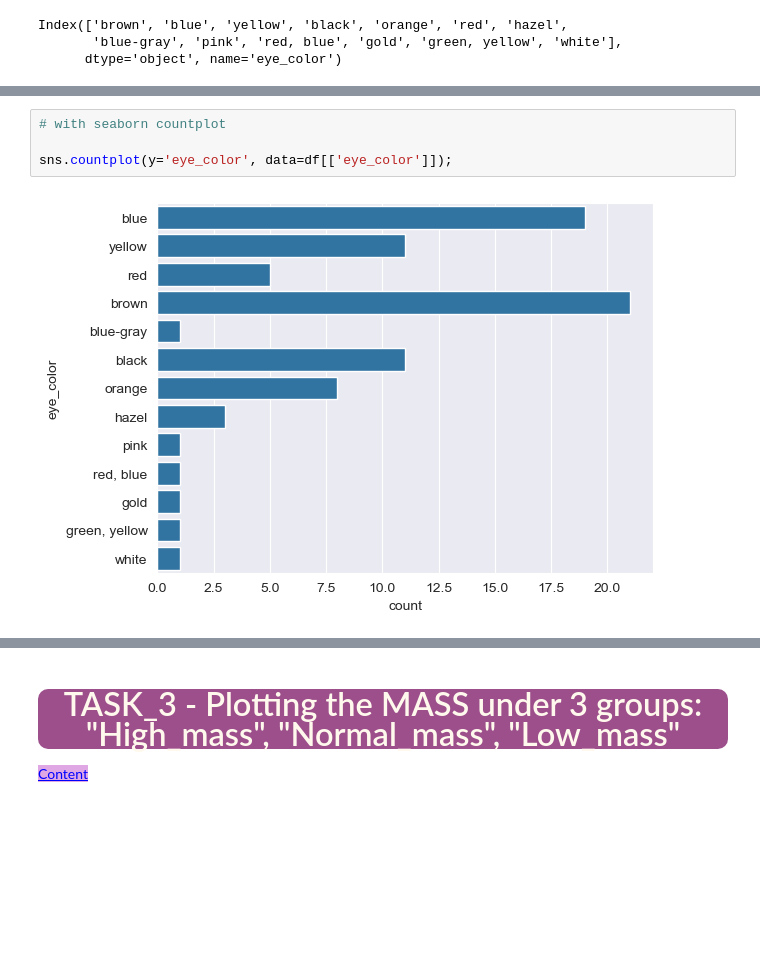
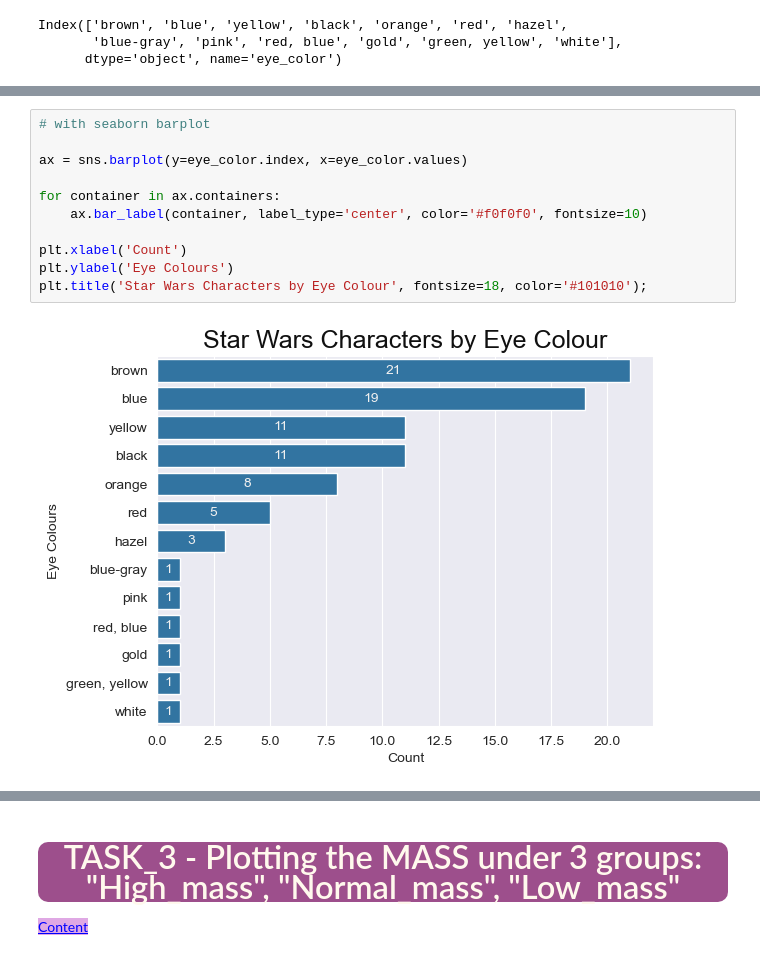
Before and after one commit to iceyisaak/clarusway_ds, a Jupyter notebook: DVwPy_Assignment_2_Star_Wars_Characters (seaborn)_V02.ipynb, the cells around one changed output, grey strips where cells are left out. Saved outputs shown, nothing was run; the diff lists cells and outputs as text; blank space fills up the shorter version.

```diff
--- a/DVwPy_Assignment_2_Star_Wars_Characters (seaborn)_V02.ipynb
+++ b/DVwPy_Assignment_2_Star_Wars_Characters (seaborn)_V02.ipynb
@@ -370,6 +378,13 @@ ax = sns.barplot(y=eye_color.index, x=eye_color.values)
-# %%
-# with seaborn countplot
-
-sns.countplot(y='eye_color', data=df[['eye_color']]);
-# %% [output]
-[figure, removed]
+# %%
+# with seaborn barplot
+
+ax = sns.barplot(y=eye_color.index, x=eye_color.values)
+
+for container in ax.containers:
+    ax.bar_label(container, label_type='center', color='#f0f0f0', fontsize=10)
+
+plt.xlabel('Count')
+plt.ylabel('Eye Colours')
+plt.title('Star Wars Characters by Eye Colour', fontsize=18, color='#101010');
+# %% [output]
+[figure, added]
```
Also changed, not shown: parts of 32 cells of this notebook.
